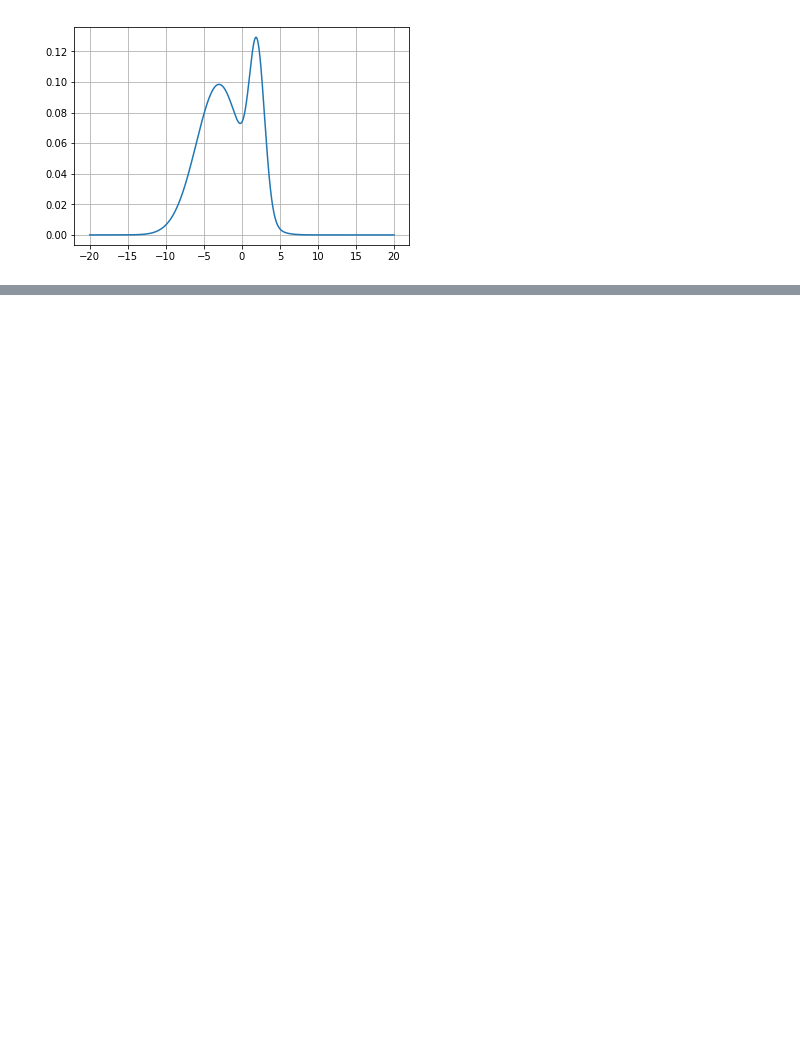
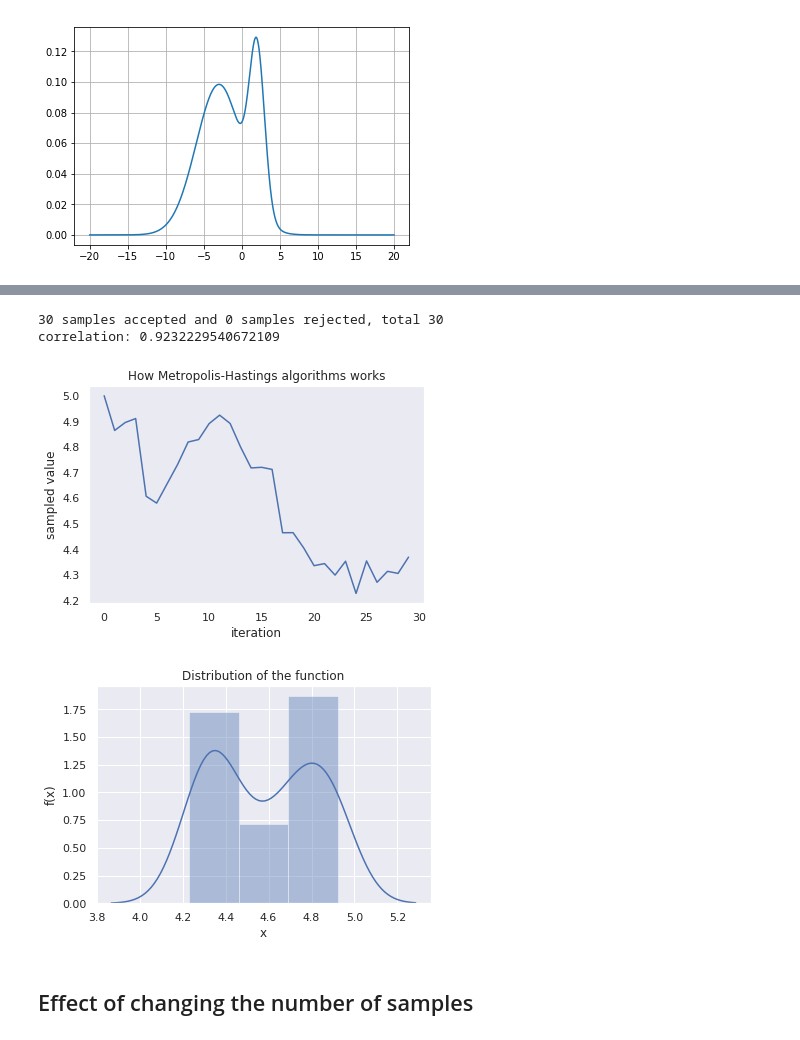
Before and after one commit to zeinsh/deeplearning, a Jupyter notebook: doc/bayesian/metropolis-hastings.ipynb, the cells around one changed output, grey strips where cells are left out. Saved outputs shown, nothing was run; the diff lists cells and outputs as text; code cells hidden in the pictures; blank space fills up the shorter version.

```diff
--- a/doc/bayesian/metropolis-hastings.ipynb
+++ b/doc/bayesian/metropolis-hastings.ipynb
@@ -64,3 +93,25 @@ correlation: 0.529663230327018
+# %%
+samples,trajectory=sampleMetropolis(dist,start=5,num_samples=30,scale=0.1)
+
+corr=np.corrcoef(samples[:-1],samples[1:])
+print("{} samples accepted and {} samples rejected, total {}\ncorrelation: {}".format(len(samples),len(trajectory)-len(samples)
+                                                                    ,len(trajectory),corr[0,1]))
+
+plt.figure()
+plt.title("How Metropolis-Hastings algorithms works")
+plt.plot(trajectory)
+plt.xlabel("iteration")
+plt.ylabel("sampled value")
+plt.grid()
+plt.figure()
+plotDistribution(samples,"Distribution of the function")
+# %% [output]
+30 samples accepted and 0 samples rejected, total 30
+correlation: 0.9232229540672109
+[figure, added]
+[figure, added]
+# %% [markdown]
+## Effect of changing the number of samples
 # %%
 samples,trajectory=sampleMetropolis(dist,start=5,num_samples=1000)
 corr=np.corrcoef(samples[:-1],samples[1:])
```
Also changed, not shown: parts of 14 cells of this notebook.
